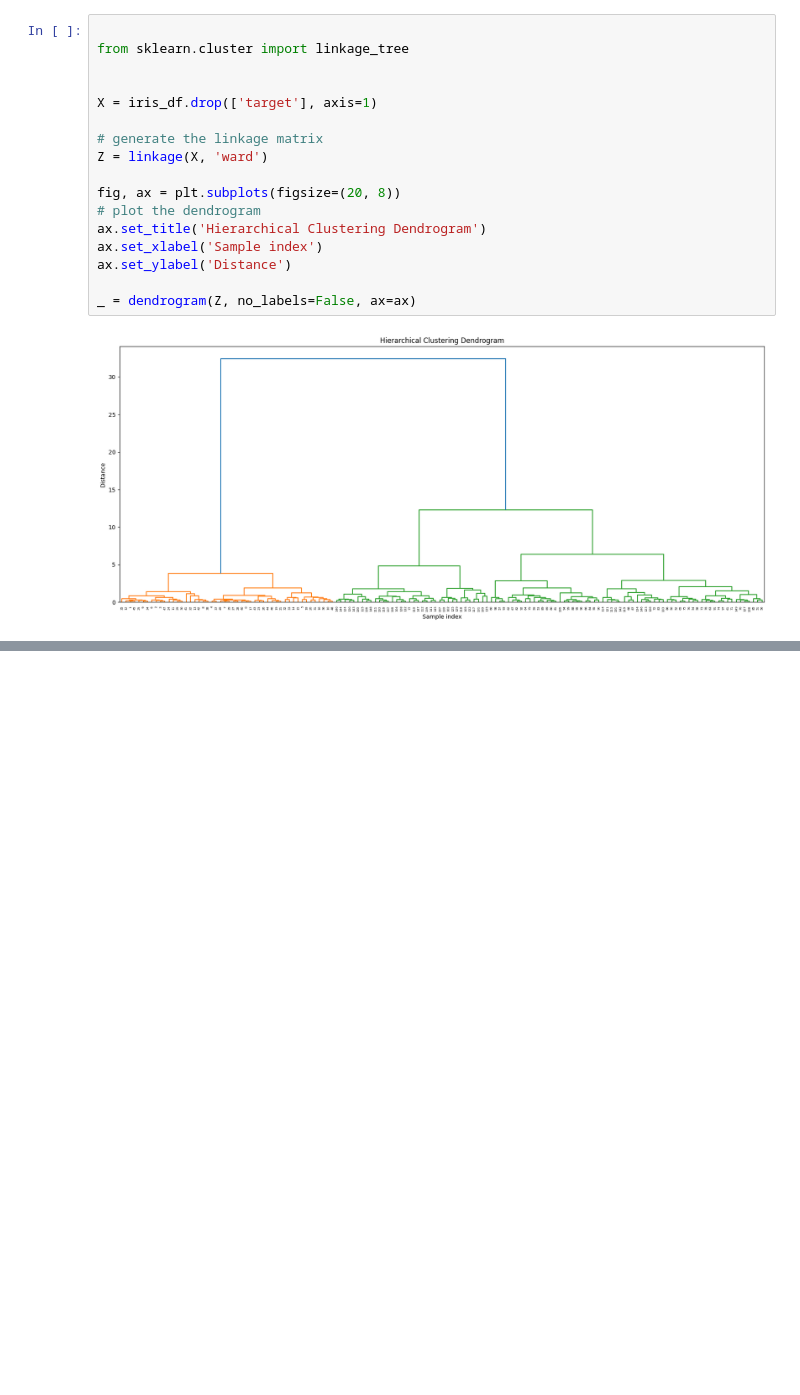
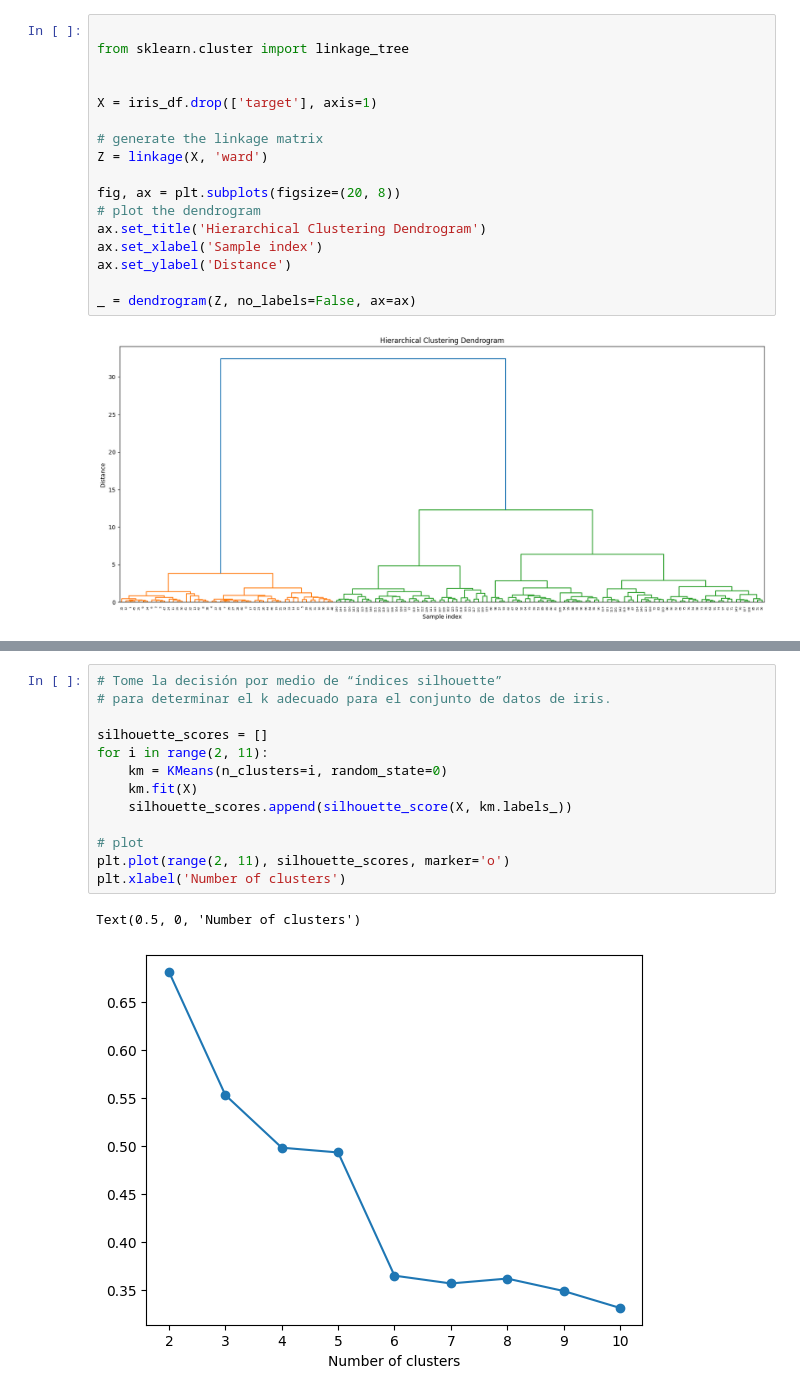
Before and after one commit to lreyessandoval/ciencia-de-datos-2023, a Jupyter notebook: modulo-#6/ejercicio-#3/ejercicio-3.ipynb, the cells around one changed output, grey strips where cells are left out. Drawn from its saved outputs; the diff is of its cells as text; blank space fills up the shorter version.

```diff
--- a/modulo-#6/ejercicio-#3/ejercicio-3.ipynb
+++ b/modulo-#6/ejercicio-#3/ejercicio-3.ipynb
@@ -62,0 +103,16 @@ labels = clustering.labels_
+# %%
+# Tome la decisión por medio de “índices silhouette”
+# para determinar el k adecuado para el conjunto de datos de iris.
+
+silhouette_scores = []
+for i in range(2, 11):
+    km = KMeans(n_clusters=i, random_state=0)
+    km.fit(X)
+    silhouette_scores.append(silhouette_score(X, km.labels_))
+
+# plot
+plt.plot(range(2, 11), silhouette_scores, marker='o')
+plt.xlabel('Number of clusters')
+# %% [output]
+Text(0.5, 0, 'Number of clusters')
+[figure, added]
```
Also changed, not shown: parts of 5 cells of this notebook, 10 other files.
